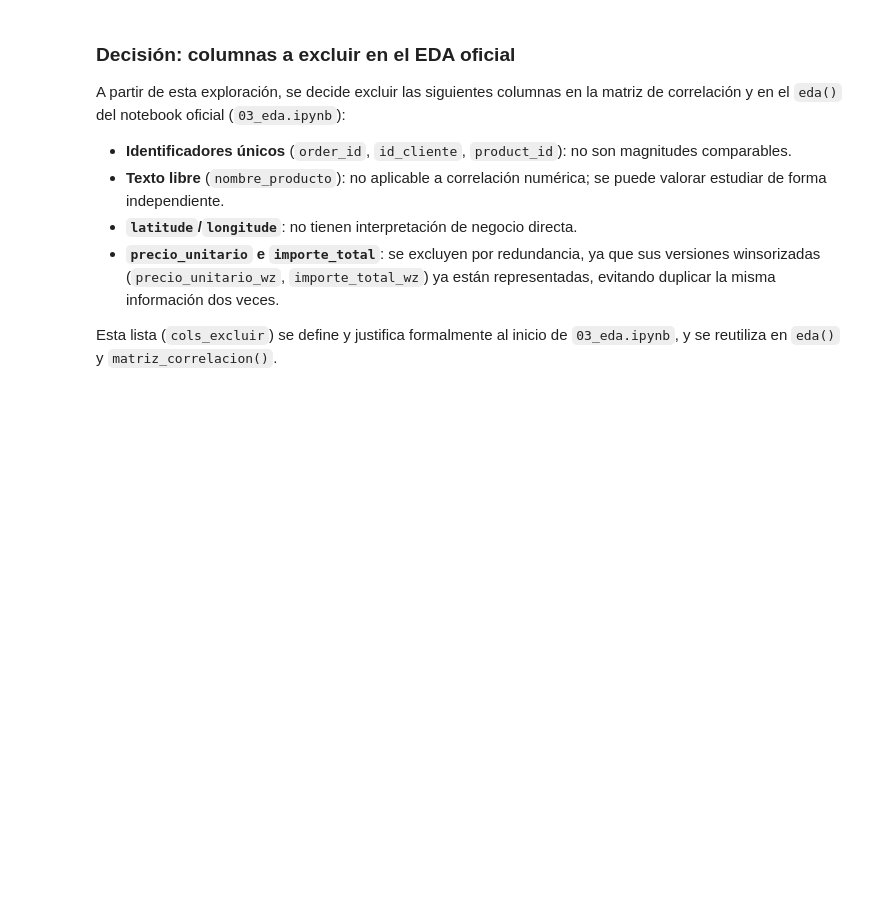
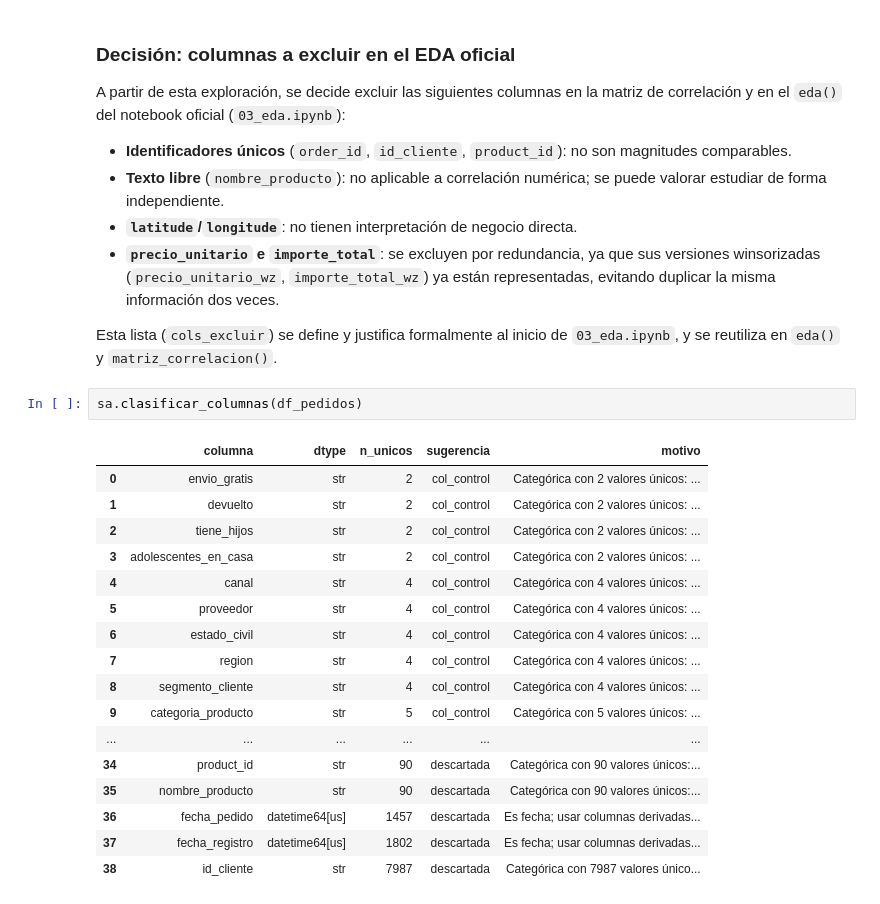
Before and after one commit to FM-Luque/4.DataProyect_Proyecto_Final, a Jupyter notebook: notebooks/00_exploracion_consultas.ipynb, the cells around one changed output. Drawn from its saved outputs; the diff is of its cells as text; blank space fills up the shorter version.

```diff
--- a/notebooks/00_eda_borrador.ipynb
+++ b/notebooks/00_exploracion_consultas.ipynb
@@ -83,3 +100,23 @@ en la matriz de correlación y en el `eda()` del notebook oficial
 
 Esta lista (`cols_excluir`) se define y justifica formalmente al inicio de
 `03_eda.ipynb`, y se reutiliza en `eda()` y `matriz_correlacion()`.
+# %%
+sa.clasificar_columnas(df_pedidos)
+# %% [output]
+|  | columna | dtype | n_unicos | sugerencia | motivo |
+| 0 | envio_gratis | str | 2 | col_control | Categórica con 2 valores únicos: ... |
+| 1 | devuelto | str | 2 | col_control | Categórica con 2 valores únicos: ... |
+| 2 | tiene_hijos | str | 2 | col_control | Categórica con 2 valores únicos: ... |
+| 3 | adolescentes_en_casa | str | 2 | col_control | Categórica con 2 valores únicos: ... |
+| 4 | canal | str | 4 | col_control | Categórica con 4 valores únicos: ... |
+| 5 | proveedor | str | 4 | col_control | Categórica con 4 valores únicos: ... |
+| 6 | estado_civil | str | 4 | col_control | Categórica con 4 valores únicos: ... |
+| 7 | region | str | 4 | col_control | Categórica con 4 valores únicos: ... |
+| 8 | segmento_cliente | str | 4 | col_control | Categórica con 4 valores únicos: ... |
+| 9 | categoria_producto | str | 5 | col_control | Categórica con 5 valores únicos: ... |
+| ... | ... | ... | ... | ... | ... |
+| 34 | product_id | str | 90 | descartada | Categórica con 90 valores únicos:... |
+| 35 | nombre_producto | str | 90 | descartada | Categórica con 90 valores únicos:... |
+| 36 | fecha_pedido | datetime64[us] | 1457 | descartada | Es fecha; usar columnas derivadas... |
+| 37 | fecha_registro | datetime64[us] | 1802 | descartada | Es fecha; usar columnas derivadas... |
+| 38 | id_cliente | str | 7987 | descartada | Categórica con 7987 valores único... |
```
Also changed, not shown: parts of 6 cells of this notebook, 2 other files.
